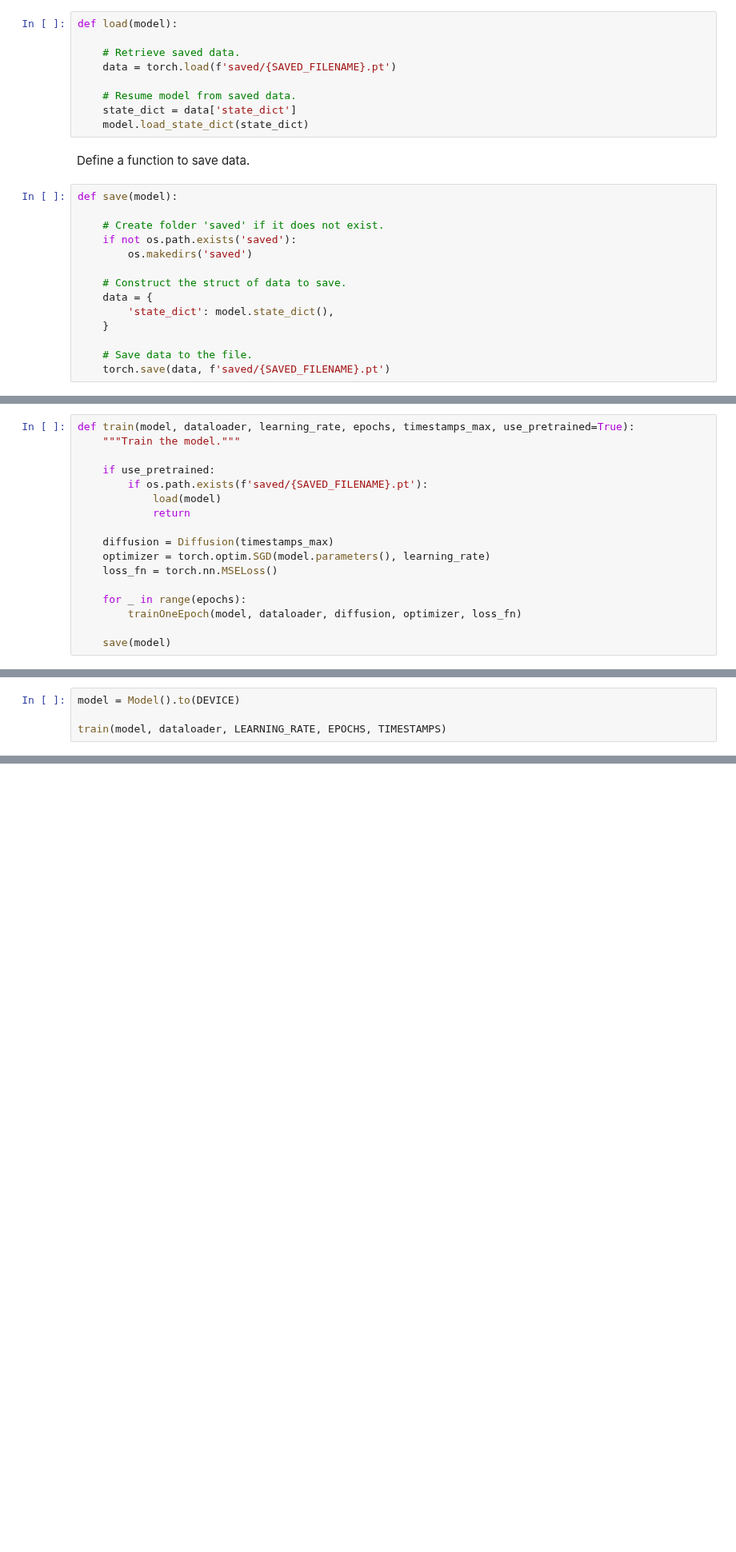
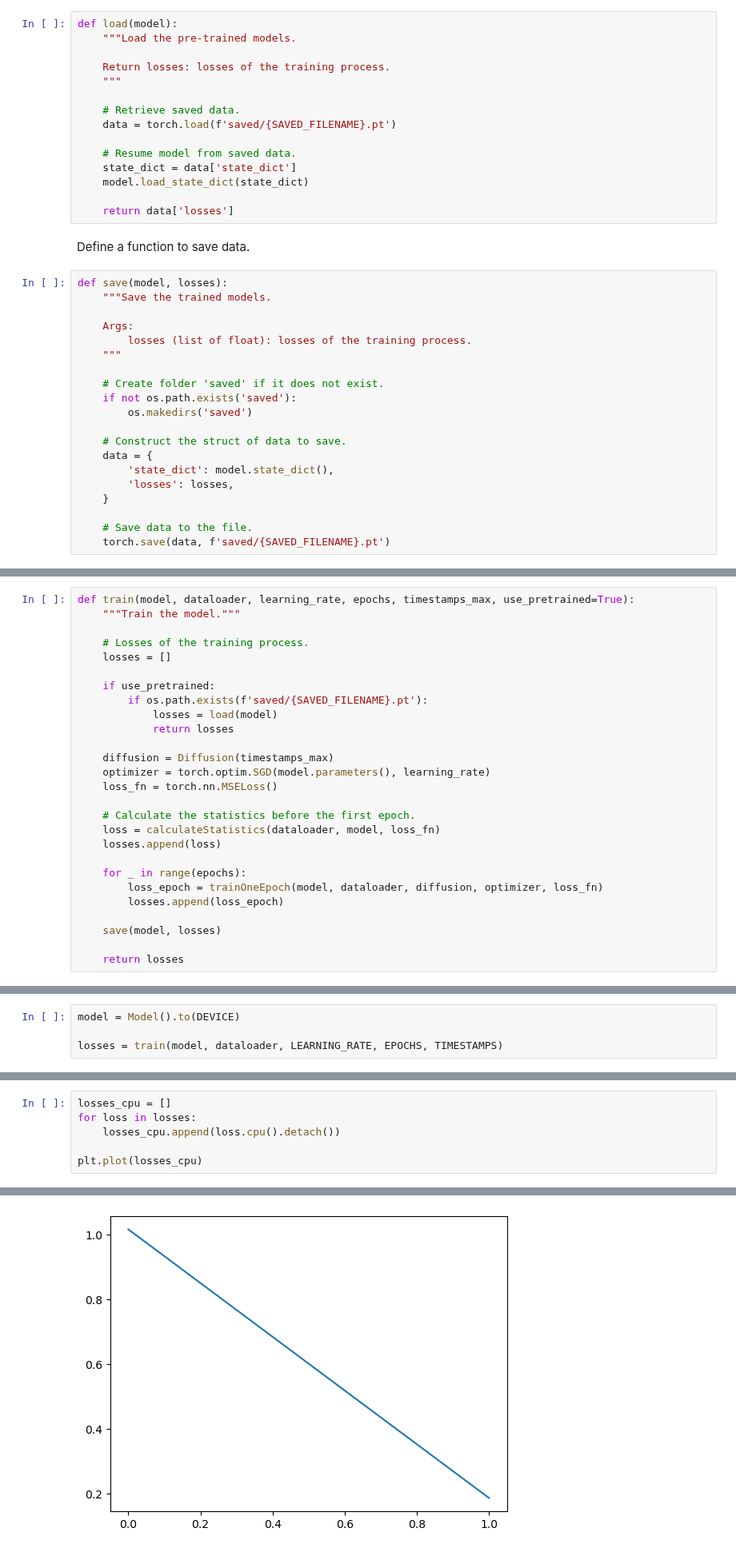
Before and after one commit to shuangxuetwelve/DDPM, a Jupyter notebook: main.ipynb, the cells around one changed output, grey strips where cells are left out. Shown at 80% size. Cells and saved outputs as stored; diff of their text form; blank space fills up the shorter version.

Commit message:
Show training losses

```diff
--- a/main.ipynb
+++ b/main.ipynb
@@ -570,6 +569,10 @@ class Model(torch.nn.Module):
 Define a function to load from saved data.
 # %%
 def load(model):
+    """Load the pre-trained models.
+
+    Return losses: losses of the training process.
+    """
 
     # Retrieve saved data.
     data = torch.load(f'saved/{SAVED_FILENAME}.pt')
@@ -577,10 +580,17 @@ def load(model):
     # Resume model from saved data.
     state_dict = data['state_dict']
     model.load_state_dict(state_dict)
+
+    return data['losses']
 # %% [markdown]
 Define a function to save data.
 # %%
-def save(model):
+def save(model, losses):
+    """Save the trained models.
+
+    Args:
+        losses (list of float): losses of the training process.
+    """
 
     # Create folder 'saved' if it does not exist.
     if not os.path.exists('saved'):
@@ -589,6 +599,7 @@ def save(model):
     # Construct the struct of data to save.
     data = {
         'state_dict': model.state_dict(),
+        'losses': losses,
     }
 
     # Save data to the file.
@@ -625,16 +691,26 @@ Define a function to train multiple epochs
 def train(model, dataloader, learning_rate, epochs, timestamps_max, use_pretrained=True):
     """Train the model."""
 
+    # Losses of the training process.
+    losses = []
+
     if use_pretrained:
         if os.path.exists(f'saved/{SAVED_FILENAME}.pt'):
-            load(model)
-            return
+            losses = load(model)
+            return losses
 
     diffusion = Diffusion(timestamps_max)
     optimizer = torch.optim.SGD(model.parameters(), learning_rate)
     loss_fn = torch.nn.MSELoss()
 
+    # Calculate the statistics before the first epoch.
+    loss = calculateStatistics(dataloader, model, loss_fn)
+    losses.append(loss)
+
     for _ in range(epochs):
-        trainOneEpoch(model, dataloader, diffusion, optimizer, loss_fn)
+        loss_epoch = trainOneEpoch(model, dataloader, diffusion, optimizer, loss_fn)
+        losses.append(loss_epoch)
 
-    save(model)
+    save(model, losses)
+
+    return losses
@@ -641,4 +719,4 @@ def train(model, dataloader, learning_rate, epochs, timestamps_max, use_pretrain
 # %%
 model = Model().to(DEVICE)
 
-train(model, dataloader, LEARNING_RATE, EPOCHS, TIMESTAMPS)
+losses = train(model, dataloader, LEARNING_RATE, EPOCHS, TIMESTAMPS)
@@ -662,0 +725,7 @@ batch 15
+# %%
+losses_cpu = []
+for loss in losses:
+    losses_cpu.append(loss.cpu().detach())
+
+plt.plot(losses_cpu)
+# %% [output]
@@ -663,3 +733,4 @@ batch 15
+[figure, added]
 # %%
 diffusion = Diffusion(TIMESTAMPS)
 noise = torch.randn((1, CHANNELS, HEIGHT, WIDTH), device=DEVICE)
```
Also changed, not shown: parts of 12 cells of this notebook.
